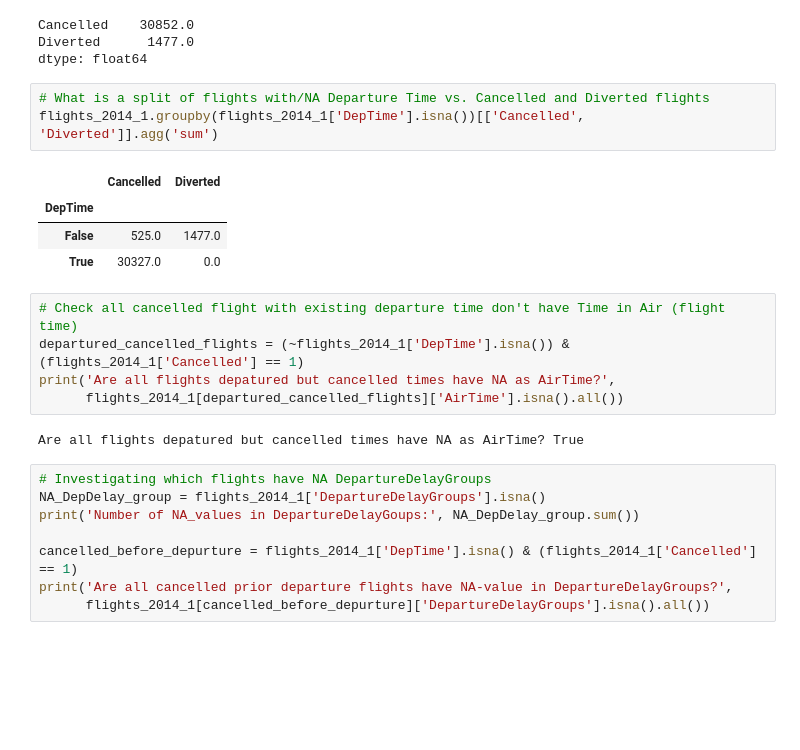
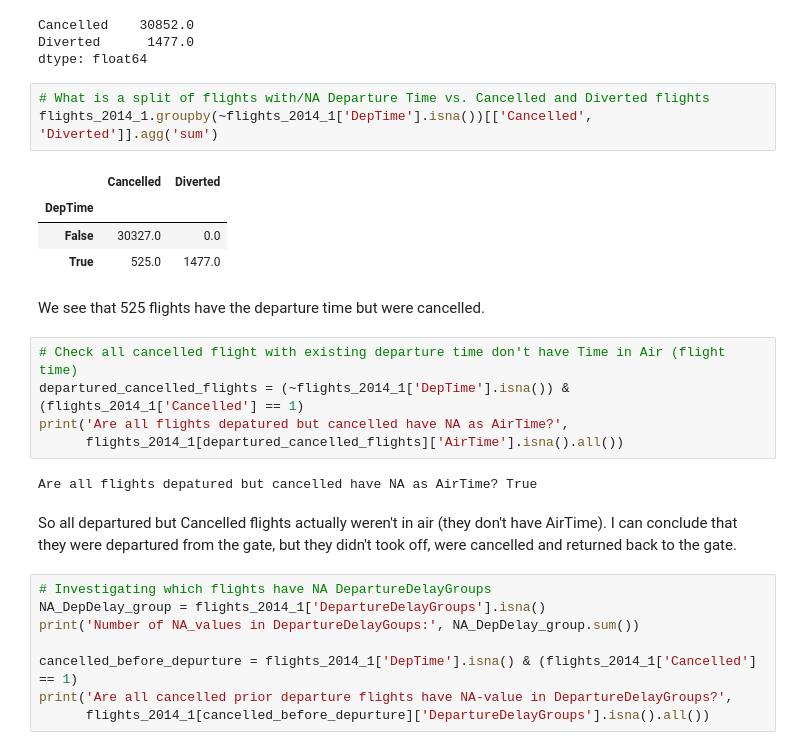
Before and after one commit to kholodov-a/Springboard_repo, a Jupyter notebook: CS2-flights-delay-REPO/notebooks/Data Wrangling.ipynb, the cells around one changed output. Saved outputs shown, nothing was run; the diff lists cells and outputs as text; blank space fills up the shorter version.

```diff
--- a/CS2-flights-delay-REPO/notebooks/Data Wrangling.ipynb
+++ b/CS2-flights-delay-REPO/notebooks/Data Wrangling.ipynb
@@ -595,19 +967,23 @@ Diverted      1477.0
 dtype: float64
 # %%
 # What is a split of flights with/NA Departure Time vs. Cancelled and Diverted flights
-flights_2014_1.groupby(flights_2014_1['DepTime'].isna())[['Cancelled', 'Diverted']].agg('sum')
+flights_2014_1.groupby(~flights_2014_1['DepTime'].isna())[['Cancelled', 'Diverted']].agg('sum')
 # %% [output]
 |  | Cancelled | Diverted |
 | DepTime |  |  |
-| False | 525.0 | 1477.0 |
-| True | 30327.0 | 0.0 |
+| False | 30327.0 | 0.0 |
+| True | 525.0 | 1477.0 |
+# %% [markdown]
+We see that 525 flights have the departure time but were cancelled.
 # %%
 # Check all cancelled flight with existing departure time don't have Time in Air (flight time)
 departured_cancelled_flights = (~flights_2014_1['DepTime'].isna()) & (flights_2014_1['Cancelled'] == 1)
-print('Are all flights depatured but cancelled times have NA as AirTime?',
+print('Are all flights depatured but cancelled have NA as AirTime?',
       flights_2014_1[departured_cancelled_flights]['AirTime'].isna().all())
 # %% [output]
-Are all flights depatured but cancelled times have NA as AirTime? True
+Are all flights depatured but cancelled have NA as AirTime? True
+# %% [markdown]
+So all departured but Cancelled flights actually weren't in air (they don't have AirTime). I can conclude that they were departured from the gate, but they didn't took off, were cancelled and returned back to the gate.
 # %%
 # Investigating which flights have NA DepartureDelayGroups
 NA_DepDelay_group = flights_2014_1['DepartureDelayGroups'].isna()
```
Also changed, not shown: parts of 118 cells of this notebook, 1 other file.
